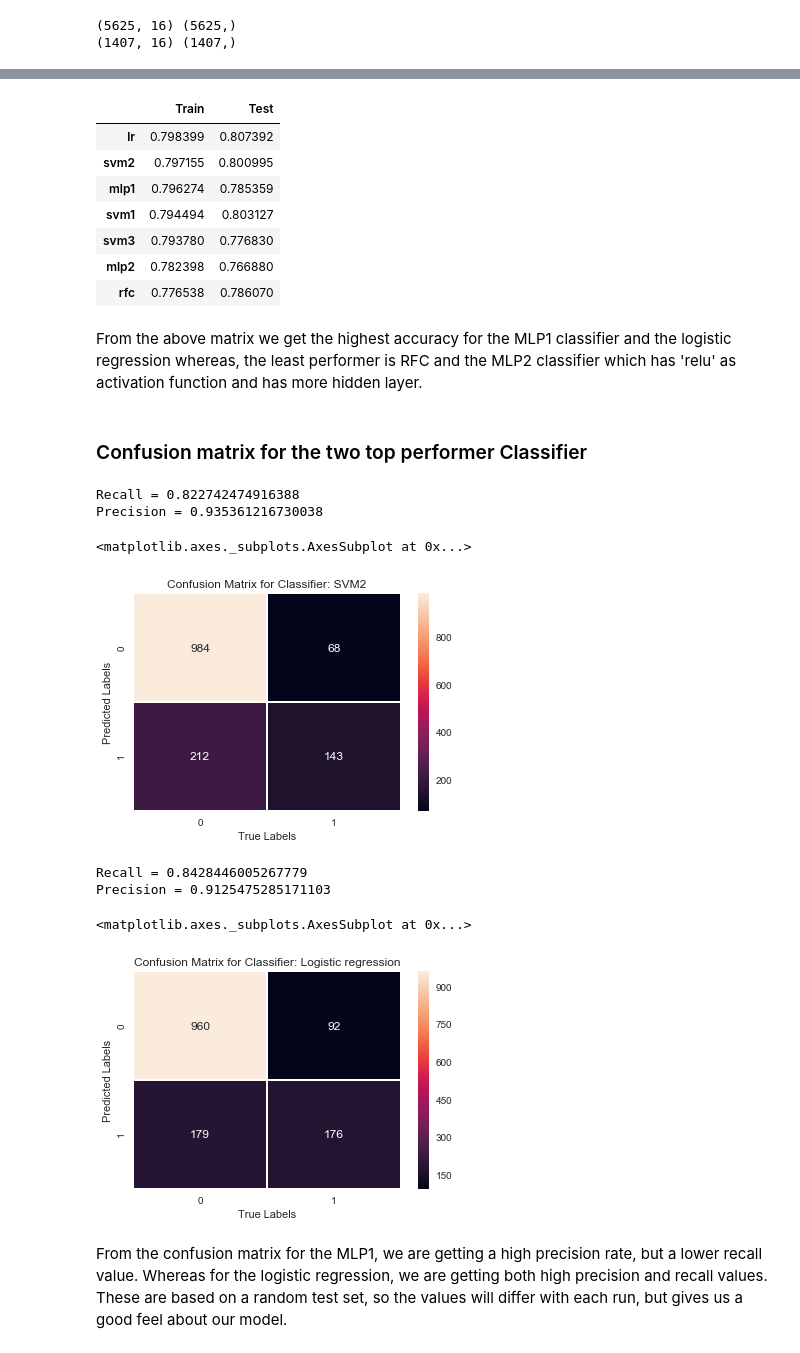
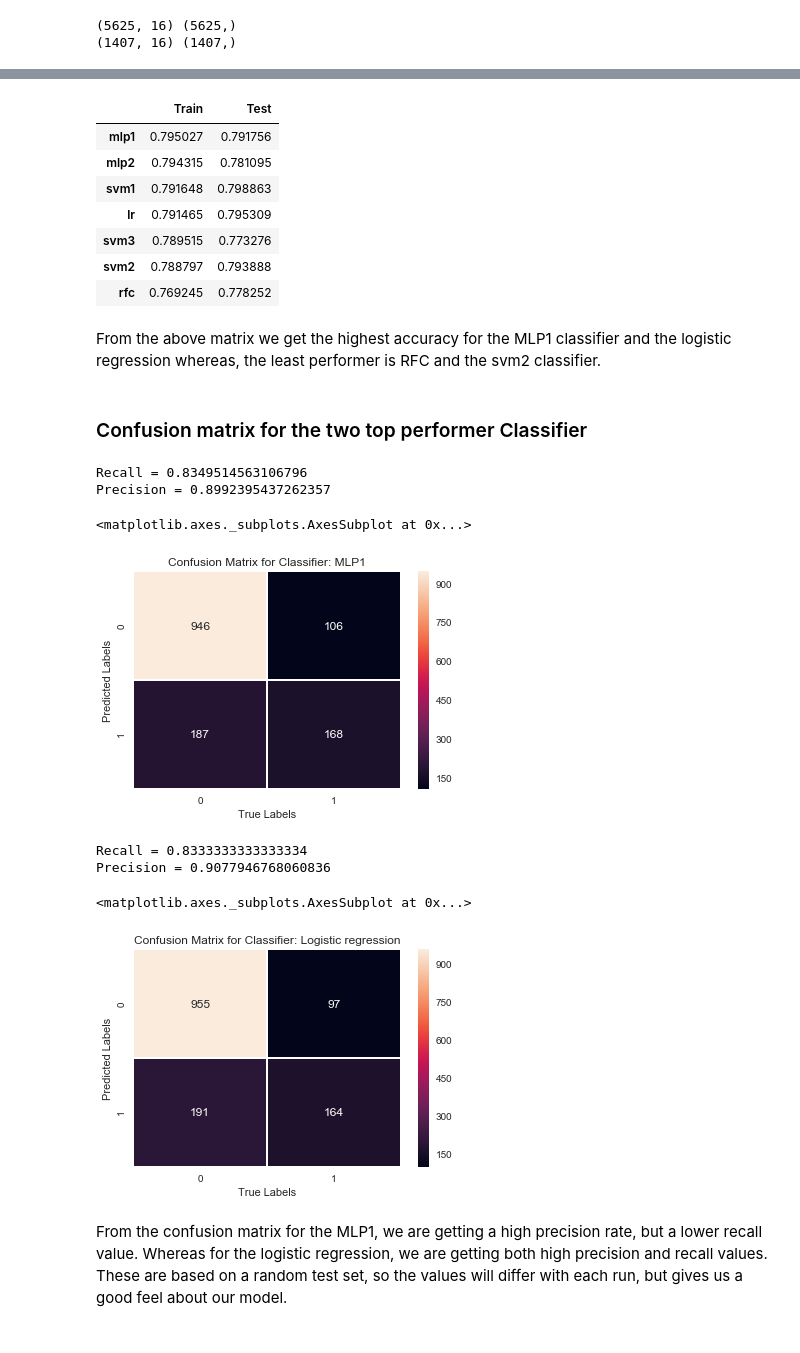
Before and after one commit to pratikshrivastava/MachineLearningProjects, a Jupyter notebook: ChurnPredictionForTelco.ipynb, the cells around one changed output, grey strips where cells are left out. Saved outputs shown, nothing was run; the diff lists cells and outputs as text; code cells hidden in the pictures.

```diff
--- a/ChurnPredictionForTelco.ipynb
+++ b/ChurnPredictionForTelco.ipynb
@@ -542,7 +534,7 @@ clfs = {
     'svm1': SVC(kernel='linear'),
     'svm2': SVC(kernel='rbf'),
     'svm3': SVC(kernel='sigmoid'),
-    'mlp1': MLPClassifier(activation='logistic', hidden_layer_sizes=[50,50]),
+    'mlp1': MLPClassifier(),
     'mlp2': MLPClassifier(hidden_layer_sizes=[100,100 ]),
     'rfc': RandomForestClassifier(),
     'lr': LogisticRegression()
@@ -603,30 +615,30 @@ acc_matrix.sort_values('Train',ascending=False, inplace=True)
 acc_matrix
 # %% [output]
 |  | Train | Test |
-| lr | 0.798399 | 0.807392 |
-| svm2 | 0.797155 | 0.800995 |
-| mlp1 | 0.796274 | 0.785359 |
-| svm1 | 0.794494 | 0.803127 |
-| svm3 | 0.793780 | 0.776830 |
-| mlp2 | 0.782398 | 0.766880 |
-| rfc | 0.776538 | 0.786070 |
+| mlp1 | 0.795027 | 0.791756 |
+| mlp2 | 0.794315 | 0.781095 |
+| svm1 | 0.791648 | 0.798863 |
+| lr | 0.791465 | 0.795309 |
+| svm3 | 0.789515 | 0.773276 |
+| svm2 | 0.788797 | 0.793888 |
+| rfc | 0.769245 | 0.778252 |
 # %% [markdown]
 From the above matrix we get the highest accuracy for the MLP1 classifier and the logistic regression
-whereas, the least performer is RFC and the MLP2 classifier which has 'relu' as activation function and has more hidden layer.
+whereas, the least performer is RFC and the svm2 classifier.
 # %% [markdown]
 ###  Confusion matrix for the two top performer Classifier
 # %%
-plotConfMatrix(confMatrix['svm2'], 'SVM2')
+plotConfMatrix(confMatrix['mlp1'], 'MLP1')
 # %% [output]
-Recall = 0.822742474916388
-Precision = 0.935361216730038
+Recall = 0.8349514563106796
+Precision = 0.8992395437262357
 <matplotlib.axes._subplots.AxesSubplot at 0x...>
-[figure, old version]
+[figure, new version]
 # %%
 plotConfMatrix(confMatrix['lr'], 'Logistic regression')
 # %% [output]
-Recall = 0.8428446005267779
-Precision = 0.9125475285171103
+Recall = 0.8333333333333334
+Precision = 0.9077946768060836
 <matplotlib.axes._subplots.AxesSubplot at 0x...>
 [figure]
 # %% [markdown]
```
Also changed, not shown: parts of 24 cells of this notebook.
